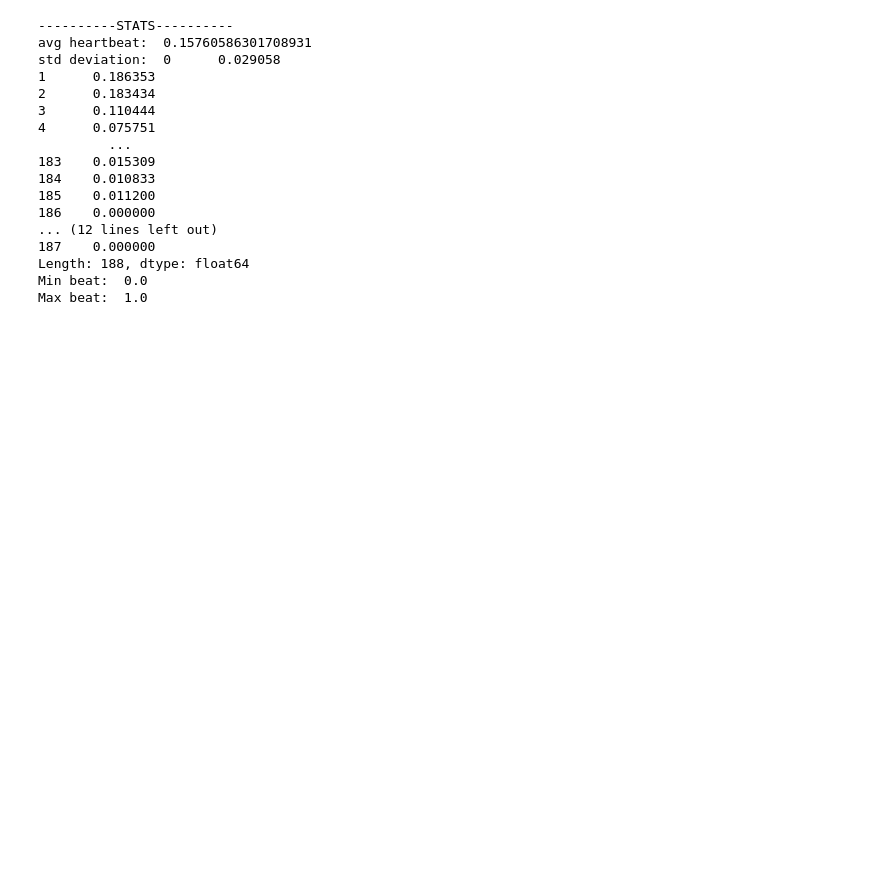
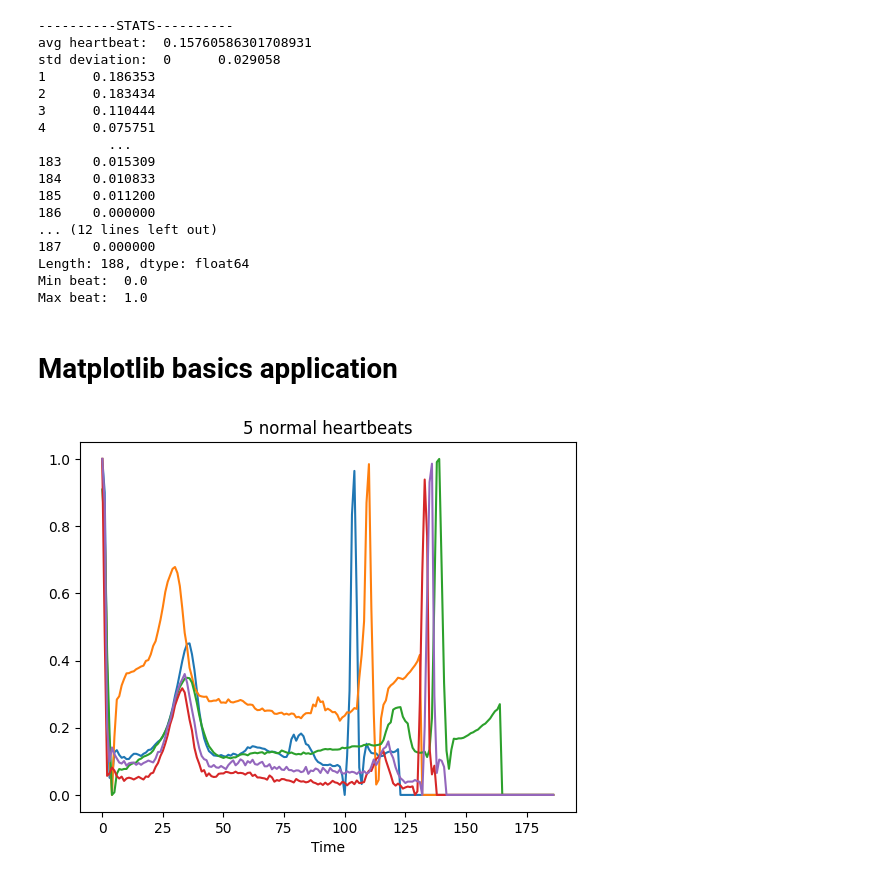
Before and after one commit to kavya-777/Programming_Journey, a Jupyter notebook: phase1/week1/heartbeatDataset_files/heartbeat-dataset-code.ipynb, the cells around one changed output. Drawn from its saved outputs; the diff is of its cells as text; code cells hidden in the pictures; blank space fills up the shorter version.

```diff
--- a/phase1/week1/heartbeatDataset_files/heartbeat-dataset-code.ipynb
+++ b/phase1/week1/heartbeatDataset_files/heartbeat-dataset-code.ipynb
@@ -112,3 +112,18 @@ std deviation:  0      0.029058
 Length: 188, dtype: float64
 Min beat:  0.0
 Max beat:  1.0
+# %% [markdown]
+# Matplotlib basics application
+# %%
+from matplotlib import pyplot as plt
+
+normal = df[df[187] == 0].iloc[:5, :187]
+
+for i in range(5):
+    plt.plot(normal.iloc[i])
+
+plt.title("5 normal heartbeats")
+plt.xlabel("Time")
+plt.show()
+# %% [output]
+[figure, added]
```
